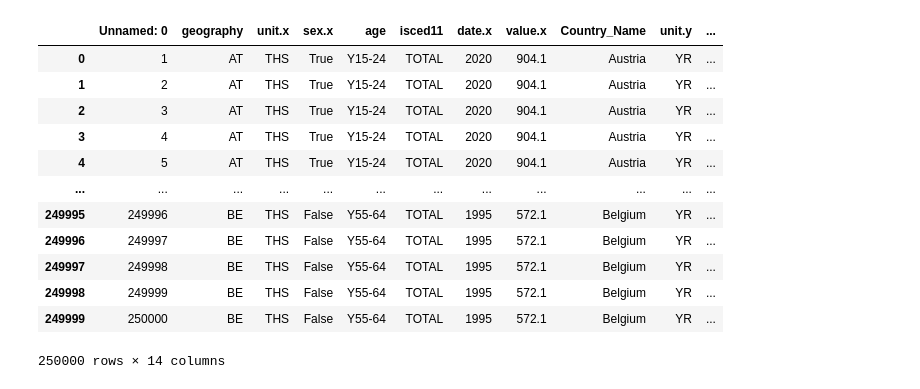
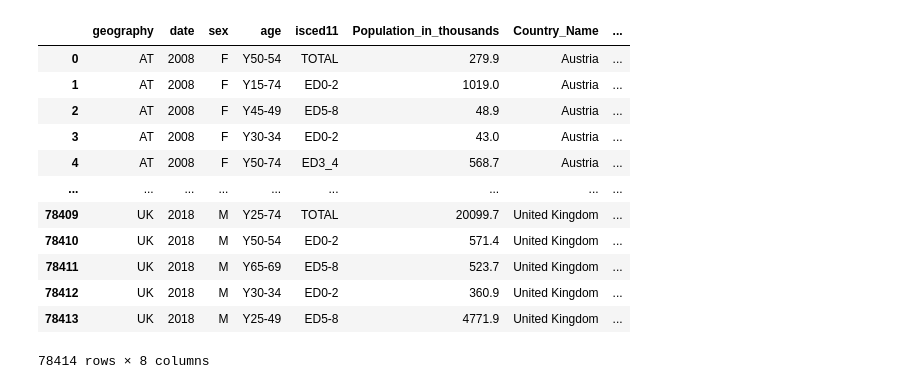
Before and after one commit to ywu223/Capstone1_Compsognathus, a Jupyter notebook: project1john.ipynb, the cells around one changed output. Saved outputs shown, nothing was run; the diff lists cells and outputs as text; code cells hidden in the pictures.

Commit message:
updated data filtering code

```diff
--- a/project1john.ipynb
+++ b/project1john.ipynb
@@ -9,22 +9,22 @@ from scipy.stats import linregress
 # %%
 # read data
 
-life_expectancy_at_birth_df = pd.read_csv("DataSets/complete dataset part 1.csv")
+life_expectancy_at_birth_df = pd.read_csv("DataSets/complete_dataset.csv")
 life_expectancy_at_birth_df
 # %% [output]
-|  | Unnamed: 0 | geography | unit.x | sex.x | age | isced11 | date.x | value.x | Country_Name | unit.y | ... |
-| 0 | 1 | AT | THS | True | Y15-24 | TOTAL | 2020 | 904.1 | Austria | YR | ... |
-| 1 | 2 | AT | THS | True | Y15-24 | TOTAL | 2020 | 904.1 | Austria | YR | ... |
-| 2 | 3 | AT | THS | True | Y15-24 | TOTAL | 2020 | 904.1 | Austria | YR | ... |
-| 3 | 4 | AT | THS | True | Y15-24 | TOTAL | 2020 | 904.1 | Austria | YR | ... |
-| 4 | 5 | AT | THS | True | Y15-24 | TOTAL | 2020 | 904.1 | Austria | YR | ... |
-| ... | ... | ... | ... | ... | ... | ... | ... | ... | ... | ... | ... |
-| 249995 | 249996 | BE | THS | False | Y55-64 | TOTAL | 1995 | 572.1 | Belgium | YR | ... |
-| 249996 | 249997 | BE | THS | False | Y55-64 | TOTAL | 1995 | 572.1 | Belgium | YR | ... |
-| 249997 | 249998 | BE | THS | False | Y55-64 | TOTAL | 1995 | 572.1 | Belgium | YR | ... |
-| 249998 | 249999 | BE | THS | False | Y55-64 | TOTAL | 1995 | 572.1 | Belgium | YR | ... |
-| 249999 | 250000 | BE | THS | False | Y55-64 | TOTAL | 1995 | 572.1 | Belgium | YR | ... |
+|  | geography | date | sex | age | isced11 | Population_in_thousands | Country_Name | ... |
+| 0 | AT | 2008 | F | Y50-54 | TOTAL | 279.9 | Austria | ... |
+| 1 | AT | 2008 | F | Y15-74 | ED0-2 | 1019.0 | Austria | ... |
+| 2 | AT | 2008 | F | Y45-49 | ED5-8 | 48.9 | Austria | ... |
+| 3 | AT | 2008 | F | Y30-34 | ED0-2 | 43.0 | Austria | ... |
+| 4 | AT | 2008 | F | Y50-74 | ED3_4 | 568.7 | Austria | ... |
+| ... | ... | ... | ... | ... | ... | ... | ... | ... |
+| 78409 | UK | 2018 | M | Y25-74 | TOTAL | 20099.7 | United Kingdom | ... |
+| 78410 | UK | 2018 | M | Y50-54 | ED0-2 | 571.4 | United Kingdom | ... |
+| 78411 | UK | 2018 | M | Y65-69 | ED5-8 | 523.7 | United Kingdom | ... |
+| 78412 | UK | 2018 | M | Y30-34 | ED0-2 | 360.9 | United Kingdom | ... |
+| 78413 | UK | 2018 | M | Y25-49 | ED5-8 | 4771.9 | United Kingdom | ... |
-250000 rows × 14 columns
+78414 rows × 8 columns
 # %%
 # Scatter Plot
 
```
Also changed, not shown: parts of 3 cells of this notebook.
